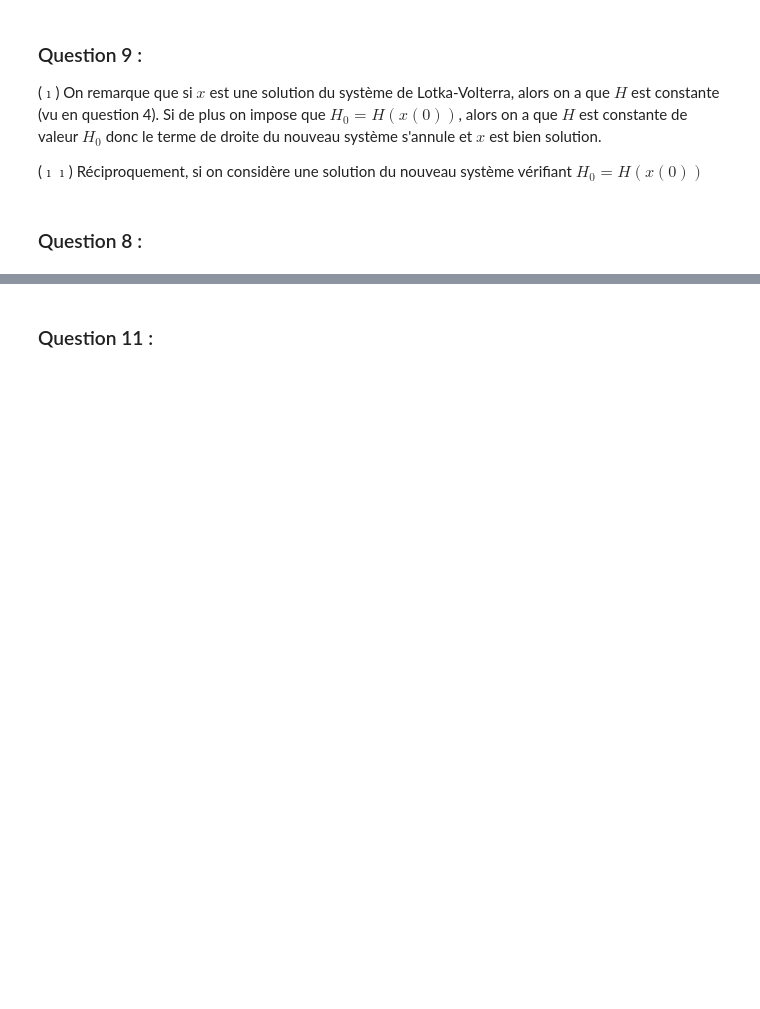
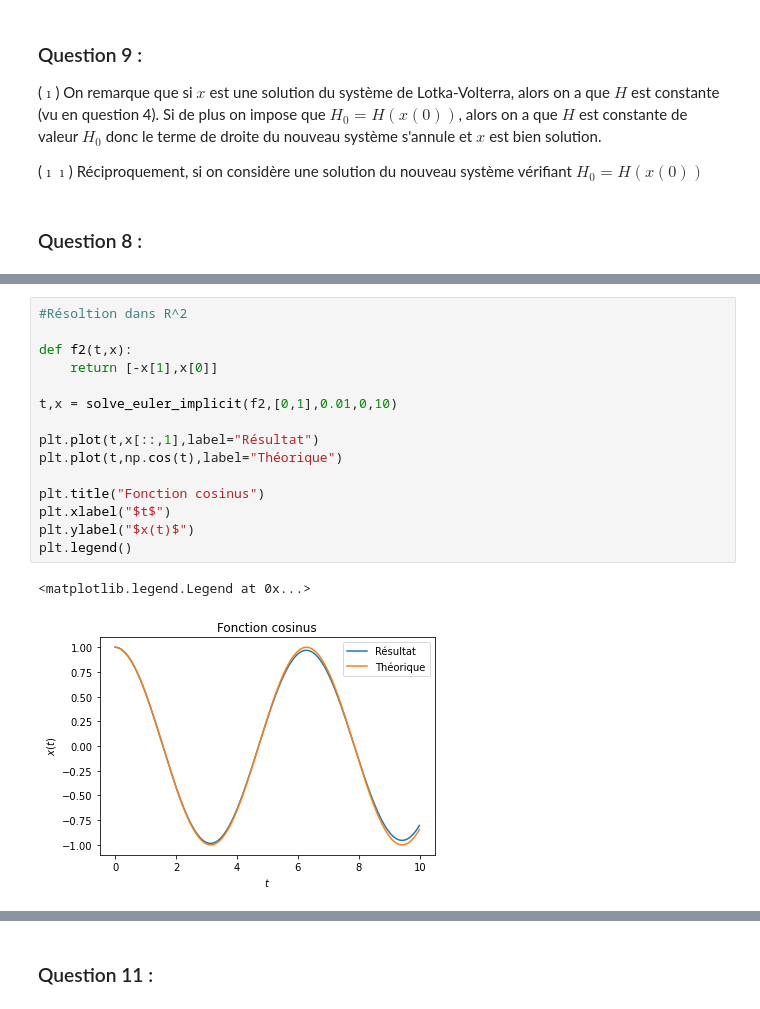
Before and after one commit to guillaumerichard2020/Proj-Num-2-Equa-diff, a Jupyter notebook: Projet Equations Différentielles .ipynb, the cells around one changed output, grey strips where cells are left out. Saved outputs shown, nothing was run; the diff lists cells and outputs as text; blank space fills up the shorter version.

```diff
--- a/Projet Equations Différentielles .ipynb
+++ b/Projet Equations Différentielles .ipynb
@@ -351,3 +344,21 @@ plt.plot(t,np.cos(t))
+# %%
+#Résoltion dans R^2
+
+def f2(t,x):
+    return [-x[1],x[0]]
+
+t,x = solve_euler_implicit(f2,[0,1],0.01,0,10)
+
+plt.plot(t,x[::,1],label="Résultat")
+plt.plot(t,np.cos(t),label="Théorique")
+
+plt.title("Fonction cosinus")
+plt.xlabel("$t$")
+plt.ylabel("$x(t)$")
+plt.legend()
+# %% [output]
+<matplotlib.legend.Legend at 0x...>
+[figure, added]
 # %% [markdown]
 ### Question 10 :
 
```
Also changed, not shown: parts of 7 cells of this notebook.
